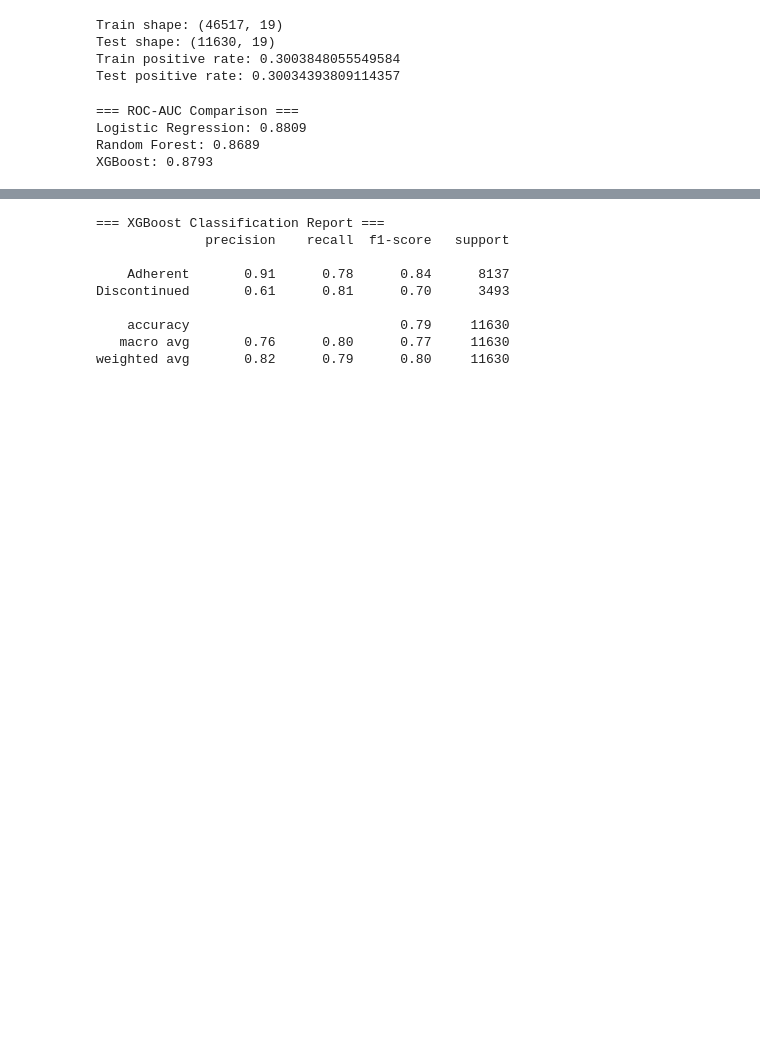
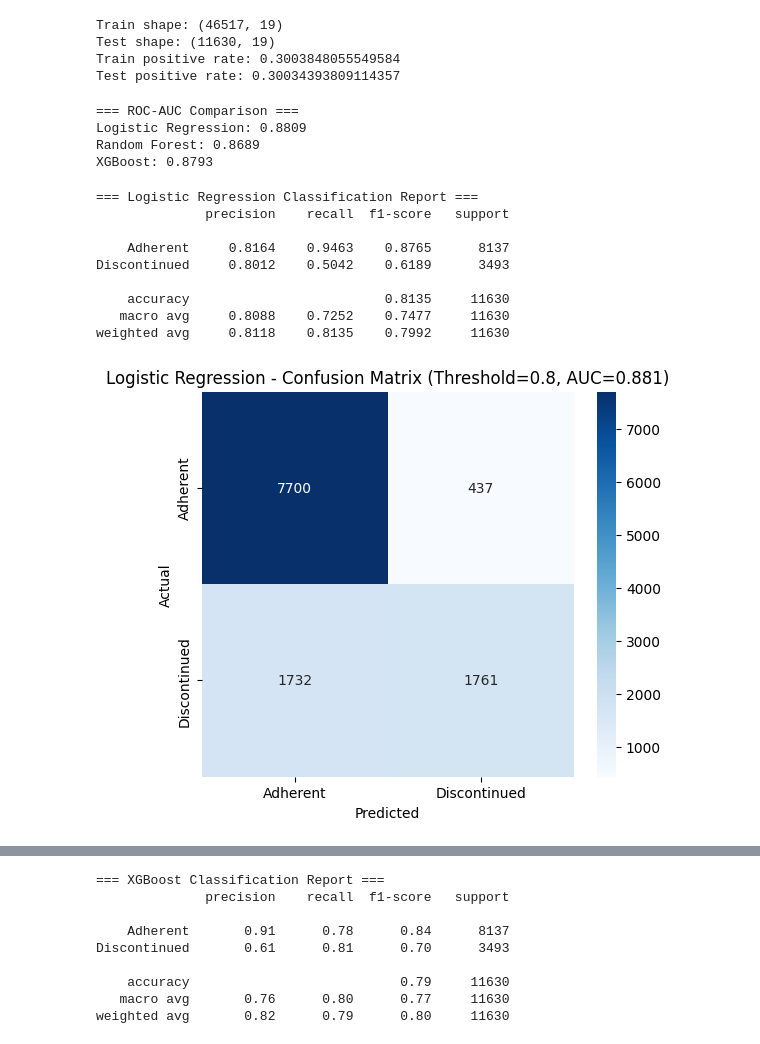
Before and after one commit to Murali-KrishnaM/patient-adherence-persistency-risk-scoring, a Jupyter notebook: ML/ModelTraining.ipynb, the cells around one changed output, grey strips where cells are left out. Cells and saved outputs as stored; diff of their text form; code cells hidden in the pictures; blank space fills up the shorter version.

```diff
--- a/ML/ModelTraining.ipynb
+++ b/ML/ModelTraining.ipynb
@@ -338,3 +424,50 @@ for name, auc in results.items():
 Logistic Regression: 0.8809
 Random Forest: 0.8689
 XGBoost: 0.8793
+# %%
+
+# ============================================================
+# FULL EVALUATION - Logistic Regression
+# ============================================================
+print("=== Logistic Regression Classification Report ===")
+
+print(classification_report(
+    y_test,
+    y_pred_lr,
+    target_names=['Adherent', 'Discontinued'],
+    digits=4
+))
+
+cm_lr = confusion_matrix(y_test, y_pred_lr)
+
+plt.figure(figsize=(6, 5))
+
+sns.heatmap(
+    cm_lr,
+    annot=True,
+    fmt='d',
+    cmap='Blues',
+    xticklabels=['Adherent', 'Discontinued'],
+    yticklabels=['Adherent', 'Discontinued']
+)
+
+plt.xlabel('Predicted')
+plt.ylabel('Actual')
+
+plt.title(
+    f'Logistic Regression - Confusion Matrix '
+    f'(Threshold={lr_threshold}, AUC={results["Logistic Regression"]:.3f})'
+)
+
+plt.show()
+# %% [output]
+=== Logistic Regression Classification Report ===
+              precision    recall  f1-score   support
+
+    Adherent     0.8164    0.9463    0.8765      8137
+Discontinued     0.8012    0.5042    0.6189      3493
+
+    accuracy                         0.8135     11630
+   macro avg     0.8088    0.7252    0.7477     11630
+weighted avg     0.8118    0.8135    0.7992     11630
+[figure, added]
```
Also changed, not shown: parts of 6 cells of this notebook.
